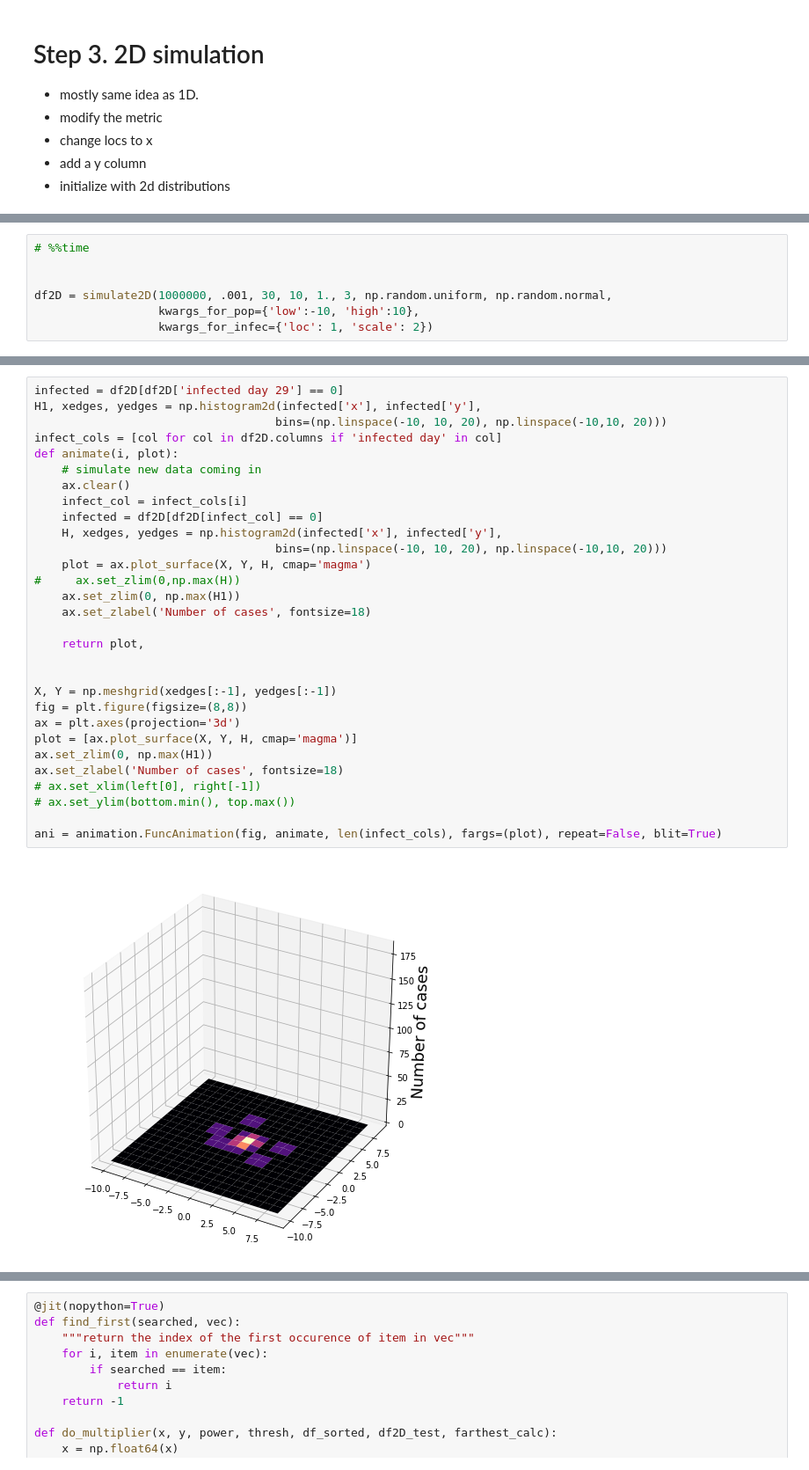
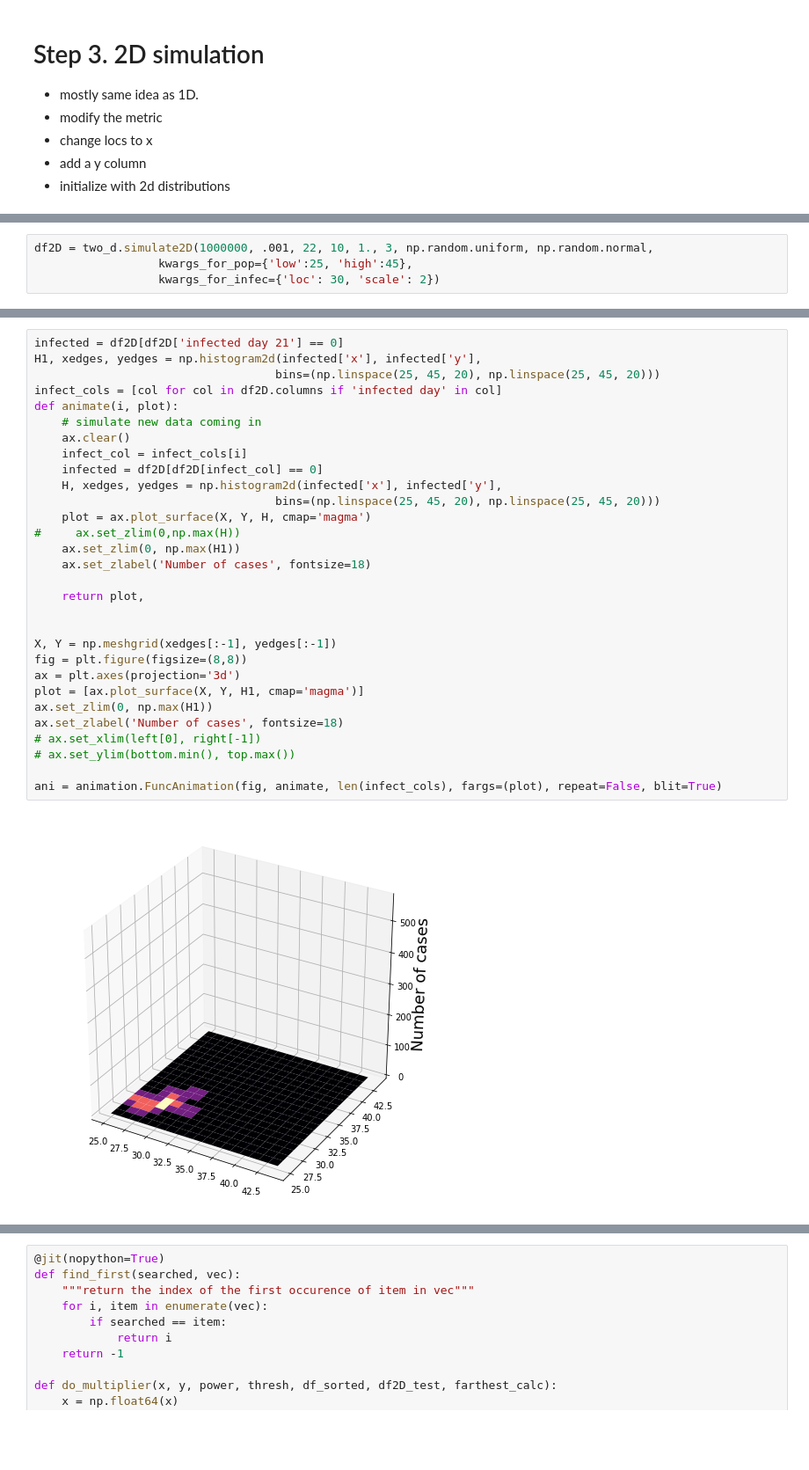
Before and after one commit to arjunsavel/covid-hacks-2020, a Jupyter notebook: Simulation_notebook.ipynb, the cells around one changed output, grey strips where cells are left out. Shown at 88% size. Cells and saved outputs as stored; diff of their text form; blank space fills up the shorter version.

```diff
--- a/Simulation_notebook.ipynb
+++ b/Simulation_notebook.ipynb
@@ -655,7 +87,4 @@ def initialize_pop_2D(N, distrib, **kwargs):
 # %%
-# %%time
-
-
-df2D = simulate2D(1000000, .001, 30, 10, 1., 3, np.random.uniform, np.random.normal,
-                  kwargs_for_pop={'low':-10, 'high':10},
-                  kwargs_for_infec={'loc': 1, 'scale': 2})
+df2D = two_d.simulate2D(1000000, .001, 22, 10, 1., 3, np.random.uniform, np.random.normal,
+                  kwargs_for_pop={'low':25, 'high':45},
+                  kwargs_for_infec={'loc': 30, 'scale': 2})
@@ -709,34 +103,34 @@ np.shape(Y)
 # %%
-infected = df2D[df2D['infected day 29'] == 0]
+infected = df2D[df2D['infected day 21'] == 0]
 H1, xedges, yedges = np.histogram2d(infected['x'], infected['y'],
-                                   bins=(np.linspace(-10, 10, 20), np.linspace(-10,10, 20)))
+                                   bins=(np.linspace(25, 45, 20), np.linspace(25, 45, 20)))
 infect_cols = [col for col in df2D.columns if 'infected day' in col]
 def animate(i, plot):
     # simulate new data coming in
     ax.clear()
     infect_col = infect_cols[i]
     infected = df2D[df2D[infect_col] == 0]
     H, xedges, yedges = np.histogram2d(infected['x'], infected['y'],
-                                   bins=(np.linspace(-10, 10, 20), np.linspace(-10,10, 20)))
+                                   bins=(np.linspace(25, 45, 20), np.linspace(25, 45, 20)))
     plot = ax.plot_surface(X, Y, H, cmap='magma')
 #     ax.set_zlim(0,np.max(H))
     ax.set_zlim(0, np.max(H1))
     ax.set_zlabel('Number of cases', fontsize=18)
 
     return plot,
 
 
 X, Y = np.meshgrid(xedges[:-1], yedges[:-1])
 fig = plt.figure(figsize=(8,8))
 ax = plt.axes(projection='3d')
-plot = [ax.plot_surface(X, Y, H, cmap='magma')]
+plot = [ax.plot_surface(X, Y, H1, cmap='magma')]
 ax.set_zlim(0, np.max(H1))
 ax.set_zlabel('Number of cases', fontsize=18)
 # ax.set_xlim(left[0], right[-1])
 # ax.set_ylim(bottom.min(), top.max())
 
 ani = animation.FuncAnimation(fig, animate, len(infect_cols), fargs=(plot), repeat=False, blit=True)
 # %% [output]
-[figure, old version]
+[figure, new version]
 # %%
 HTML(ani.to_html5_video())
```
Also changed, not shown: parts of 35 cells of this notebook, 13 other files.
